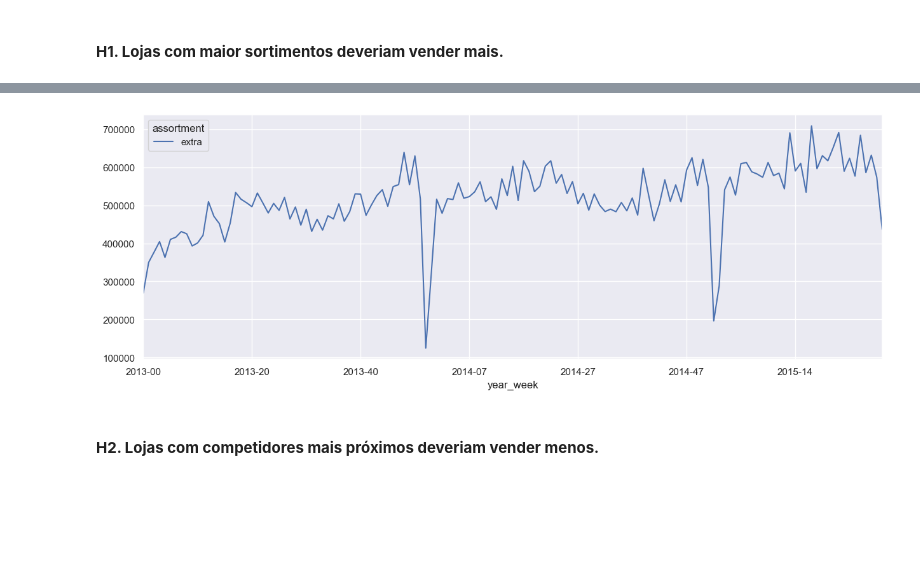
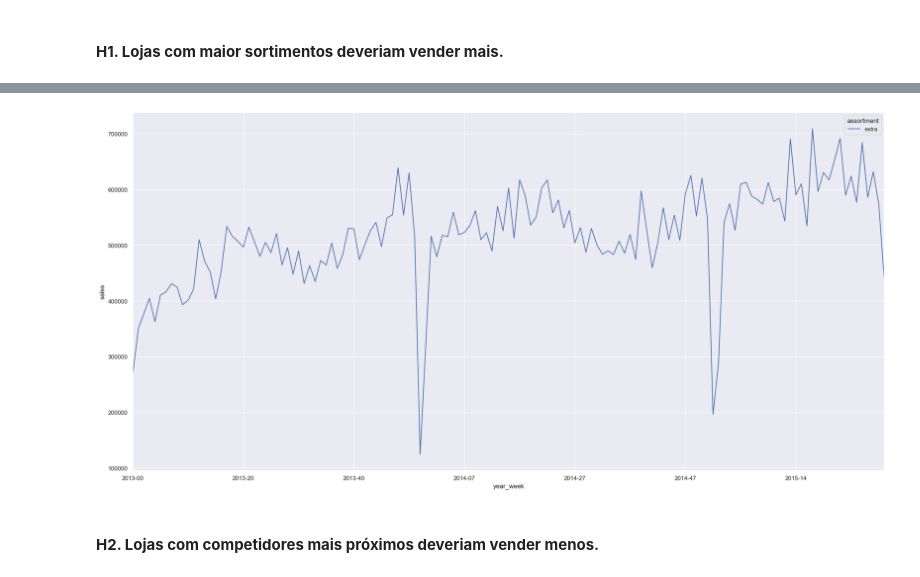
Before and after one commit to iury-repo/rossman-sales, a Jupyter notebook: notebooks/v01_store_sales_prediction.ipynb, the cells around one changed output, grey strips where cells are left out. Cells and saved outputs as stored; diff of their text form; code cells hidden in the pictures; blank space fills up the shorter version.

```diff
--- a/notebooks/v01_store_sales_prediction.ipynb
+++ b/notebooks/v01_store_sales_prediction.ipynb
@@ -522,10 +530,8 @@ plt.show()
 # %%
 aux3 = aux2[aux2['assortment'] == 'extra']
 aux3.pivot( index='year_week', columns='assortment', values='sales' ).plot()
-plt.gcf().set_size_inches(15,5)
-
-plt.show()
+plt.ylabel('sales');
 # %% [output]
-[figure, old version]
+[figure, new version]
 # %% [markdown]
 #### **H2. Lojas com competidores mais próximos deveriam vender menos.**
```
Also changed, not shown: parts of 44 cells of this notebook.
